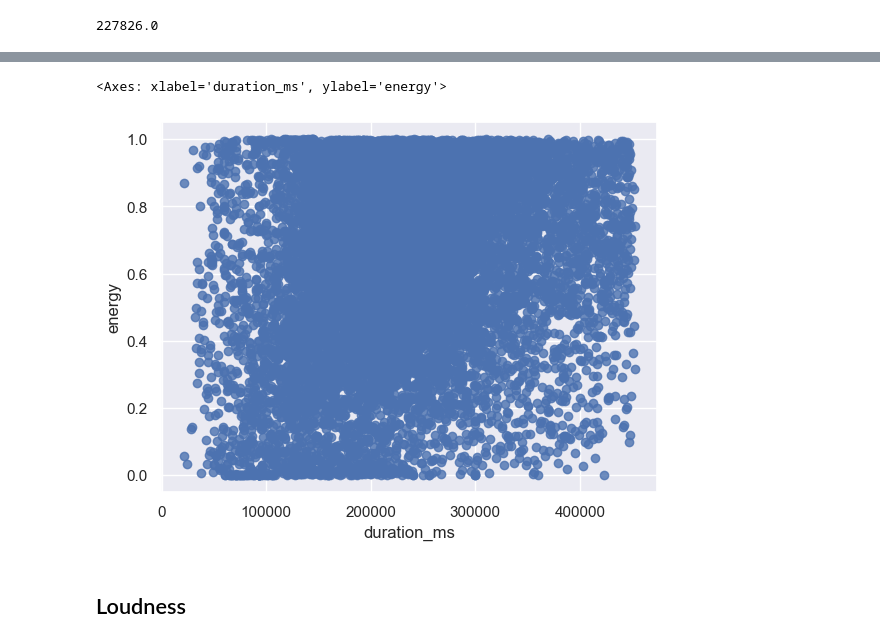
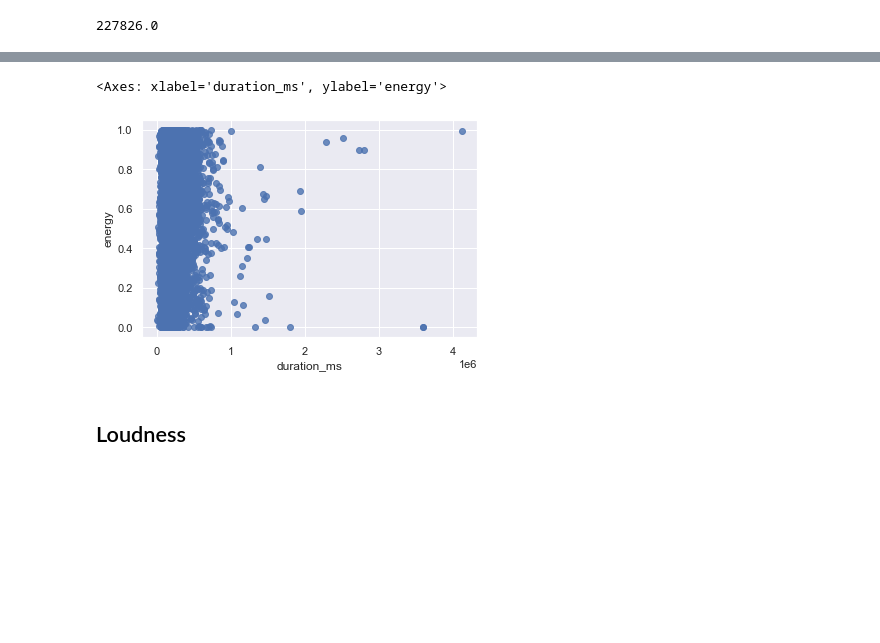
Before and after one commit to Bakko000/Data-Mining, a Jupyter notebook: dataset (missing + split)/Data understanding_2.ipynb, the cells around one changed output, grey strips where cells are left out. Drawn from its saved outputs; the diff is of its cells as text; code cells hidden in the pictures; blank space fills up the shorter version.

```diff
--- a/dataset (missing + split)/Data understanding_2.ipynb
+++ b/dataset (missing + split)/Data understanding_2.ipynb
@@ -406,8 +419,8 @@ plt.show()
 # %%
-sns.regplot(x='duration_ms', y='energy', fit_reg=False, data=df_norm)
+sns.regplot(x='duration_ms', y='energy', fit_reg=False, data=df)
 # %% [output]
 <Axes: xlabel='duration_ms', ylabel='energy'>
-[figure, old version]
+[figure, new version]
 # %% [markdown]
 ## Loudness
 # %%
```
Also changed, not shown: parts of 66 cells of this notebook.
